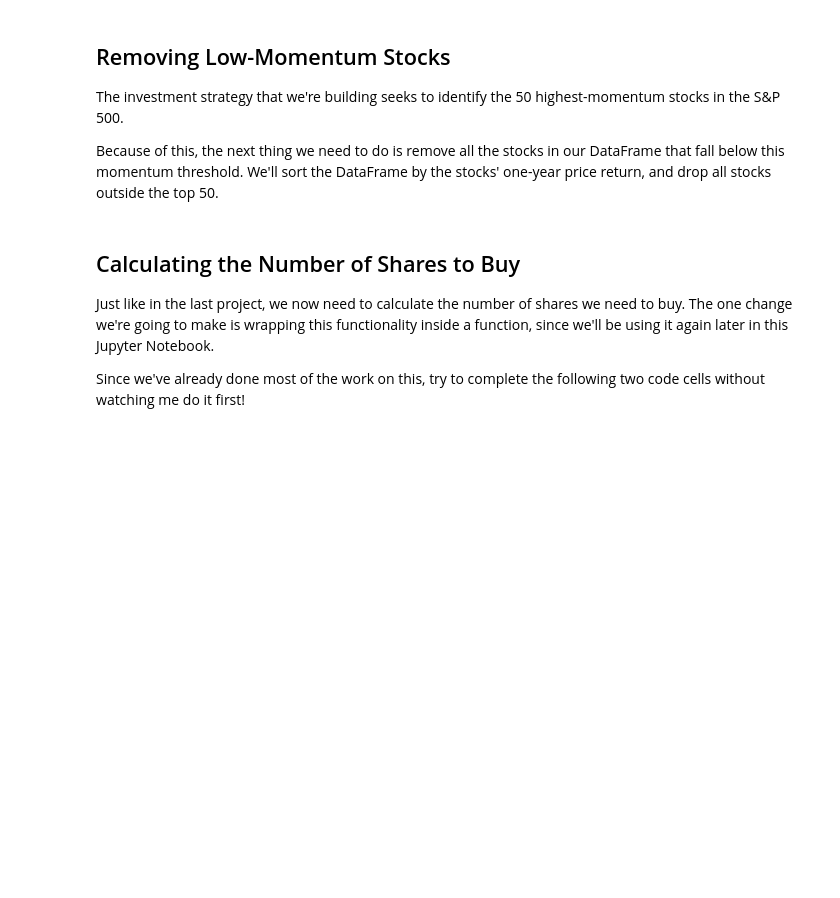
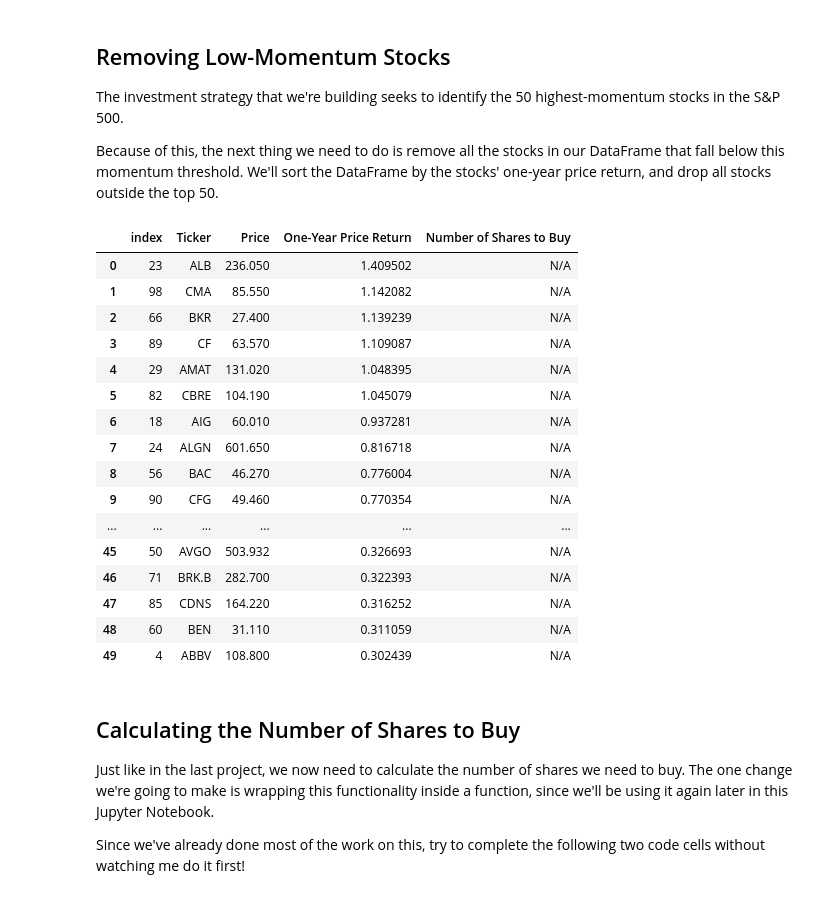
Before and after one commit to jovanhuang/algorithmic-trading-python, a Jupyter notebook: my_attempt_files/002_quantitative_momentum_strategy.ipynb, the cells around one changed output. Saved outputs shown, nothing was run; the diff lists cells and outputs as text; code cells hidden in the pictures; blank space fills up the shorter version.

```diff
--- a/my_attempt_files/002_quantitative_momentum_strategy.ipynb
+++ b/my_attempt_files/002_quantitative_momentum_strategy.ipynb
@@ -29,3 +29,8 @@ from secrets import IEX_CLOUD_API_TOKEN
 It's now time to make the first version of our momentum screener!
 
 We need to get one-year price returns for each stock in the universe. Here's how.
+# %%
+symbol = 'AAPL'
+api_url = f'https://sandbox.iexapis.com/stable/stock/{symbol}/stats?token={IEX_CLOUD_API_TOKEN}'
+data = requests.get(api_url).json()
+data
@@ -56,3 +83,22 @@ for i in range(0, len(symbol_groups)):
 my_columns = ['Ticker', 'Price', 'One-Year Price Return', 'Number of Shares to Buy']
 # %% [markdown]
 Now we need to create a blank DataFrame and add our data to the data frame one-by-one.
+# %%
+final_dataframe = pd.DataFrame(columns = my_columns)
+
+for symbol_string in symbol_strings[:1]:
+    batch_api_call_url = f'https://sandbox.iexapis.com/stable/stock/market/batch?symbols={symbol_string}&types=price,stats&token={IEX_CLOUD_API_TOKEN}'
+    data = requests.get(batch_api_call_url).json()
+    for symbol in symbol_string.split(','):
+        final_dataframe = final_dataframe.append(
+            pd.Series(
+            [
+                symbol,
+                data[symbol]['price'],
+                data[symbol]['stats']['year1ChangePercent'],
+                'N/A'
+            ],
+            index = my_columns),
+            ignore_index = True
+        )
+final_dataframe.head()
@@ -62,6 +115,29 @@ Now we need to create a blank DataFrame and add our data to the data frame one-b
 The investment strategy that we're building seeks to identify the 50 highest-momentum stocks in the S&P 500.
 
 Because of this, the next thing we need to do is remove all the stocks in our DataFrame that fall below this momentum threshold. We'll sort the DataFrame by the stocks' one-year price return, and drop all stocks outside the top 50.
+# %%
+final_dataframe.sort_values('One-Year Price Return', ascending = False, inplace = True)
+final_dataframe = final_dataframe[:50]
+final_dataframe.reset_index(inplace=True)
+final_dataframe
+# %% [output]
+|  | index | Ticker | Price | One-Year Price Return | Number of Shares to Buy |
+| 0 | 23 | ALB | 236.050 | 1.409502 | N/A |
+| 1 | 98 | CMA | 85.550 | 1.142082 | N/A |
+| 2 | 66 | BKR | 27.400 | 1.139239 | N/A |
+| 3 | 89 | CF | 63.570 | 1.109087 | N/A |
+| 4 | 29 | AMAT | 131.020 | 1.048395 | N/A |
+| 5 | 82 | CBRE | 104.190 | 1.045079 | N/A |
+| 6 | 18 | AIG | 60.010 | 0.937281 | N/A |
+| 7 | 24 | ALGN | 601.650 | 0.816718 | N/A |
+| 8 | 56 | BAC | 46.270 | 0.776004 | N/A |
+| 9 | 90 | CFG | 49.460 | 0.770354 | N/A |
+| ... | ... | ... | ... | ... | ... |
+| 45 | 50 | AVGO | 503.932 | 0.326693 | N/A |
+| 46 | 71 | BRK.B | 282.700 | 0.322393 | N/A |
+| 47 | 85 | CDNS | 164.220 | 0.316252 | N/A |
+| 48 | 60 | BEN | 31.110 | 0.311059 | N/A |
+| 49 | 4 | ABBV | 108.800 | 0.302439 | N/A |
 # %% [markdown]
 ## Calculating the Number of Shares to Buy
 
```
Also changed, not shown: parts of 5 cells of this notebook, 1 other file.
